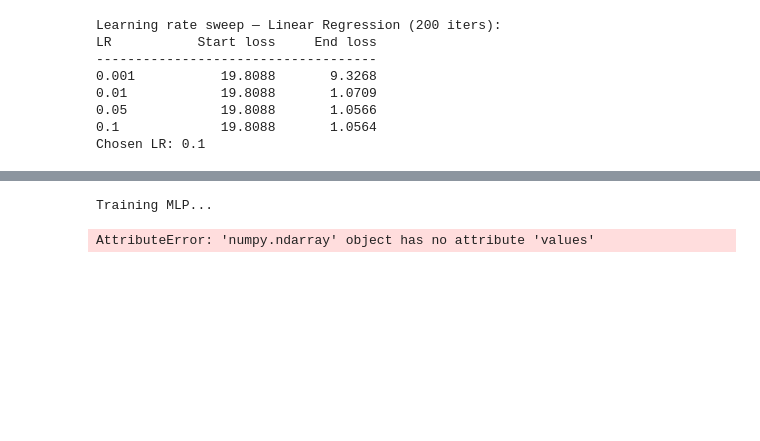
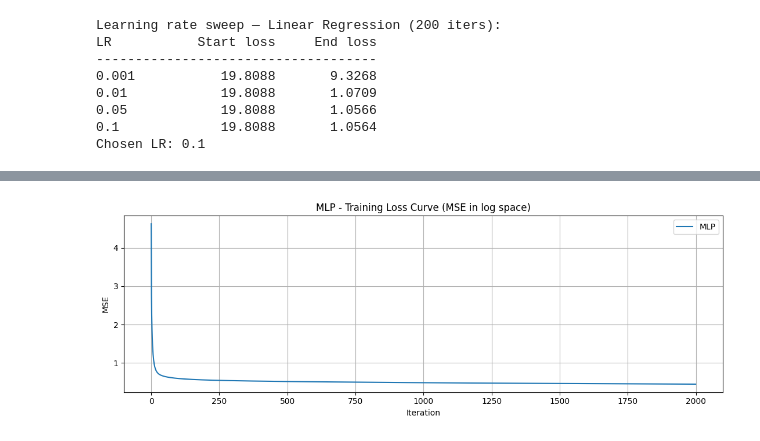
Before and after one commit to jhasankbharadwaj/carprice_prediction, a Jupyter notebook: Dynamic_Pricing_Suggestion_.ipynb, the cells around one changed output, grey strips where cells are left out. Saved outputs shown, nothing was run; the diff lists cells and outputs as text; code cells hidden in the pictures; blank space fills up the shorter version.

```diff
--- a/Dynamic_Pricing_Suggestion_.ipynb
+++ b/Dynamic_Pricing_Suggestion_.ipynb
@@ -548,9 +634,10 @@ LR           Start loss     End loss
 Chosen LR: 0.05
 # %%
 mlp_start = time.time()
-mlp_arch  = [X_train.shape[1], 32, 16, 1]
-mlp_model = MLP(architecture=mlp_arch, learning_rate=best_lr_mlp,
+mlp_arch  = [X_train.shape[1], 32,16,1]
+mlp_model = MLP(architecture=mlp_arch, learning_rate=0.05,
                 n_iterations=2000, clip=5.0)
+
 mlp_model.fit(X_train, Y_train_log, verbose_every=400)
 mlp_time  = time.time() - mlp_start
 
@@ -562,10 +649,10 @@ print(f'Loss          : {mlp_model.loss_history[0]:.5f} -> {mlp_model.loss_histo
 print(f'Converged     : {mlp_model.loss_history[-1] < mlp_model.loss_history[0]}')
 
 fig, ax = plt.subplots(figsize=(11, 4))
-ax.plot(mlp_model.loss_history, color=PALETTE[1], linewidth=1.5, label='MLP')
+ax.plot(mlp_model.loss_history, label='MLP')
 ax.set_title('MLP - Training Loss Curve (MSE in log space)')
 ax.set_xlabel('Iteration'); ax.set_ylabel('MSE'); ax.legend(); ax.grid(True)
+
 plt.tight_layout()
-plt.savefig('loss_mlp.png', dpi=130, bbox_inches='tight', facecolor='#0f1117')
 plt.show()
 # %% [output]
@@ -573,34 +671 @@ TypeError: MLP.__init__() got an unexpected keyword argument 'clip'
+[figure, added]
-# %%
-import time
-
-print("Training MLP...")
-
-Y_train = Y_train.values.reshape(-1, 1)
-Y_test = Y_test.values.reshape(-1, 1)
-
-# Start timer BEFORE training
-mlp_start_time = time.time()
-
-# Define model
-mlp_architecture = [X_train.shape[1], 32, 16, 8, 1]
-mlp_model = MLP(
-    architecture=mlp_architecture,
-    learning_rate=0.001,   # better than 0.01
-    n_iterations=1000
-)
-
-# Train
-mlp_model.fit(X_train, Y_train)
-
-# Predictions
-mlp_predictions = mlp_model.predict(X_test)
-
-# End timer
-mlp_training_time = time.time() - mlp_start_time
-
-# Output
-print(f"✓ MLP training completed in {mlp_training_time:.2f}s")
-print(f"✓ Loss decreased from {mlp_model.loss_history[0]:.4f} to {mlp_model.loss_history[-1]:.4f}")
-# %% [output]
-Training MLP...
-AttributeError: 'numpy.ndarray' object has no attribute 'values'
```
Also changed, not shown: parts of 18 cells of this notebook.
